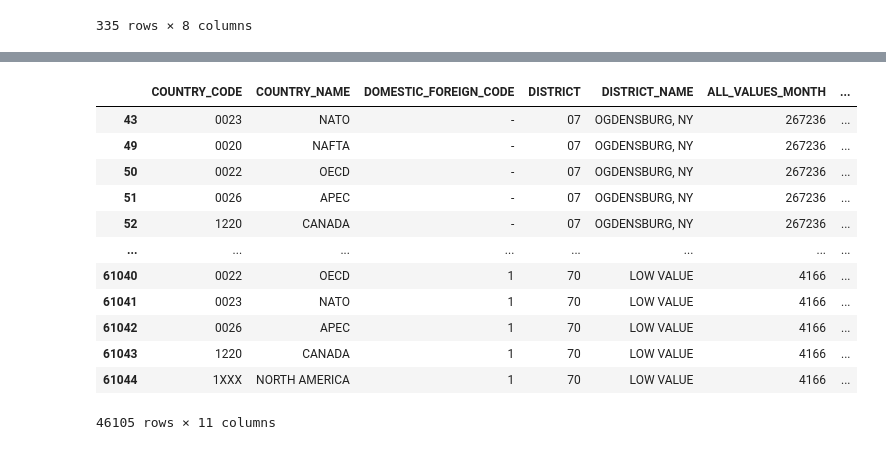
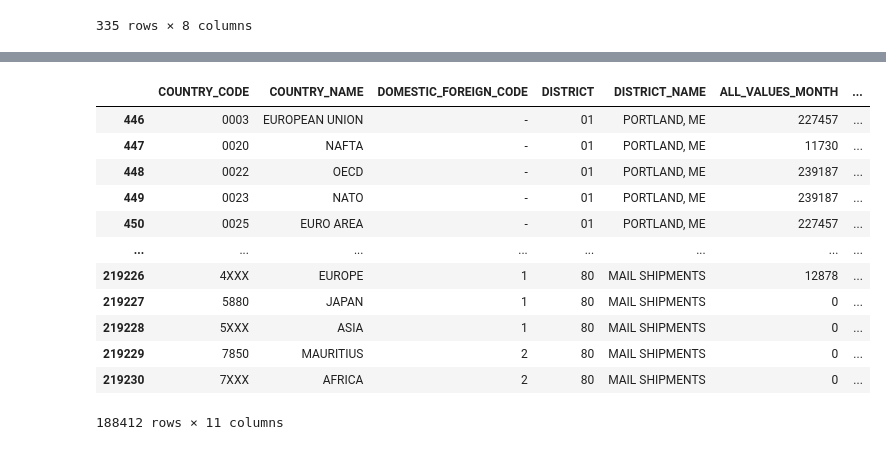
Before and after one commit to LaurenEGardner/bootcamp-project2, a Jupyter notebook: exportAPI.ipynb, the cells around one changed output, grey strips where cells are left out. Cells and saved outputs as stored; diff of their text form; code cells hidden in the pictures.

Commit message:
Updating HTS codes for export data.

```diff
--- a/exportAPI.ipynb
+++ b/exportAPI.ipynb
@@ -47,8 +47,25 @@ base_url = 'https://api.census.gov/data/timeseries/intltrade/exports/hs'
 
 complete_url = f'{base_url}?get={cols}&YEAR={year}&MONTH={month}'
 
+# HTS Codes and what they represent
+# 0901 - Coffee
+# 480300 - Toilet Paper
+# 2203 - Beer
+# 2204 - Wine
+# Hard alcohol - 2207
 
-hts_list=['2926100000','4002510000','4002590000','2836500000','4002110000','3904100000']
+# Items in US top Exports
+# Medical Equipment - $83 billion
+# Plastics - $60 billion
+# Pharmaceuticals - $47 billion
+    # 3002 - Vaccines, Blood, and Immunological products
+    # 3003 - Medication (unmeasured doses)
+    # 3004 - Medication (measured doses)
+    # 3005 - Medically-treated Bandages
+    # 3006 - Surgical Equipment
+# Organic chemicals - $39 billion
+
+hts_list=['3002','3003','3004','3005','3006']
 df_list=[]
 
 for each_hts in hts_list:
@@ -118,0 +113,8 @@ exportData
+# %%
+# Clean up commodity names
+exportData.loc[(exportData.COMMODITY_DESCRIPTION == 'HUMAN BLOOD; ANIMAL BLOO'), 'COMMODITY_DESCRIPTION'] = 'Vaccines, Blood, and Immunological products'
+exportData.loc[(exportData.COMMODITY_DESCRIPTION == 'MEDICAMENTS NESOI OF MIXTU'), 'COMMODITY_DESCRIPTION'] = 'Medication (unmeasured doses)'
+exportData.loc[(exportData.COMMODITY_DESCRIPTION == 'MEDICAMENTS NESOI, MIXED O'), 'COMMODITY_DESCRIPTION'] = 'Medication (measured doses)'
+exportData.loc[(exportData.COMMODITY_DESCRIPTION == 'BANDAGES ETC COATED ETC OR'), 'COMMODITY_DESCRIPTION'] = 'Medically-Treated Bandages'
+exportData.loc[(exportData.COMMODITY_DESCRIPTION == 'PHARMACEUTICAL GOODS IN NOTE 4 TO CHAPTER 30'), 'COMMODITY_DESCRIPTION'] = 'Surgical Equipment'
+exportData
@@ -119,21 +135,24 @@ exportData
 # %%
+# Create table with only totals for visualization
+totalExportData = exportData[(exportData['COUNTRY_NAME'] == "TOTAL FOR ALL COUNTRIES") & (exportData['DISTRICT_NAME'] == "TOTAL FOR ALL DISTRICTS")]
+# Create charts with removed totals so they won't skew numbers
 exportData = exportData[exportData['COUNTRY_NAME'] != "TOTAL FOR ALL COUNTRIES"]
 exportData = exportData[exportData['DISTRICT_NAME'] != "TOTAL FOR ALL DISTRICTS"]
 exportData
 # %% [output]
 |  | COUNTRY_CODE | COUNTRY_NAME | DOMESTIC_FOREIGN_CODE | DISTRICT | DISTRICT_NAME | ALL_VALUES_MONTH | ... |
-| 43 | 0023 | NATO | - | 07 | OGDENSBURG, NY | 267236 | ... |
-| 49 | 0020 | NAFTA | - | 07 | OGDENSBURG, NY | 267236 | ... |
-| 50 | 0022 | OECD | - | 07 | OGDENSBURG, NY | 267236 | ... |
-| 51 | 0026 | APEC | - | 07 | OGDENSBURG, NY | 267236 | ... |
-| 52 | 1220 | CANADA | - | 07 | OGDENSBURG, NY | 267236 | ... |
+| 446 | 0003 | EUROPEAN UNION | - | 01 | PORTLAND, ME | 227457 | ... |
+| 447 | 0020 | NAFTA | - | 01 | PORTLAND, ME | 11730 | ... |
+| 448 | 0022 | OECD | - | 01 | PORTLAND, ME | 239187 | ... |
+| 449 | 0023 | NATO | - | 01 | PORTLAND, ME | 239187 | ... |
+| 450 | 0025 | EURO AREA | - | 01 | PORTLAND, ME | 227457 | ... |
 | ... | ... | ... | ... | ... | ... | ... | ... |
-| 61040 | 0022 | OECD | 1 | 70 | LOW VALUE | 4166 | ... |
-| 61041 | 0023 | NATO | 1 | 70 | LOW VALUE | 4166 | ... |
-| 61042 | 0026 | APEC | 1 | 70 | LOW VALUE | 4166 | ... |
-| 61043 | 1220 | CANADA | 1 | 70 | LOW VALUE | 4166 | ... |
-| 61044 | 1XXX | NORTH AMERICA | 1 | 70 | LOW VALUE | 4166 | ... |
+| 219226 | 4XXX | EUROPE | 1 | 80 | MAIL SHIPMENTS | 12878 | ... |
+| 219227 | 5880 | JAPAN | 1 | 80 | MAIL SHIPMENTS | 0 | ... |
+| 219228 | 5XXX | ASIA | 1 | 80 | MAIL SHIPMENTS | 0 | ... |
+| 219229 | 7850 | MAURITIUS | 2 | 80 | MAIL SHIPMENTS | 0 | ... |
+| 219230 | 7XXX | AFRICA | 2 | 80 | MAIL SHIPMENTS | 0 | ... |
-46105 rows × 11 columns
+188412 rows × 11 columns
 # %%
 # Save as a csv
 # Using encoding="utf-8" to avoid issues later
```
Also changed, not shown: parts of 6 cells of this notebook, 5 other files.
